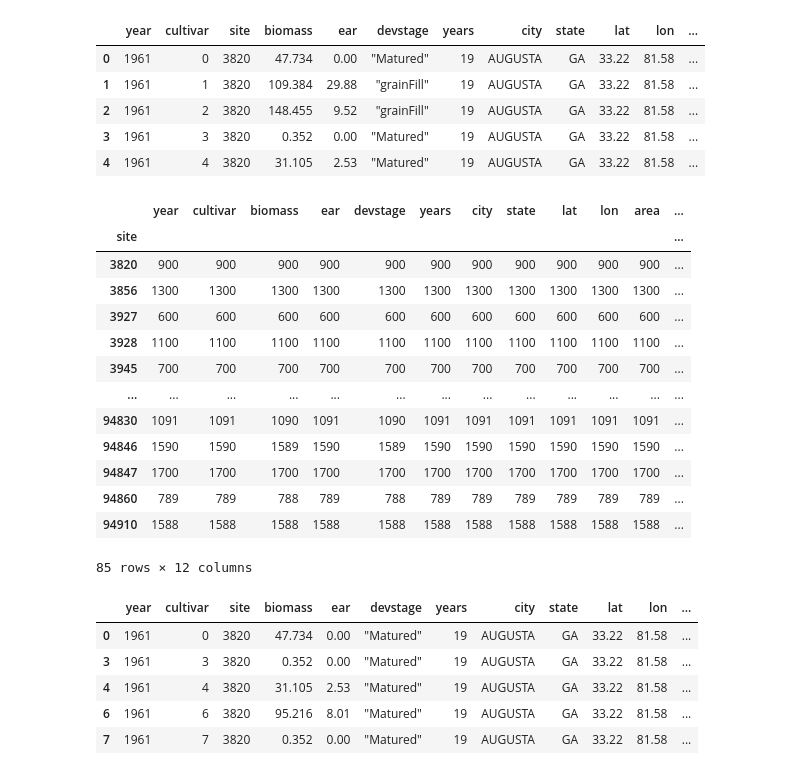
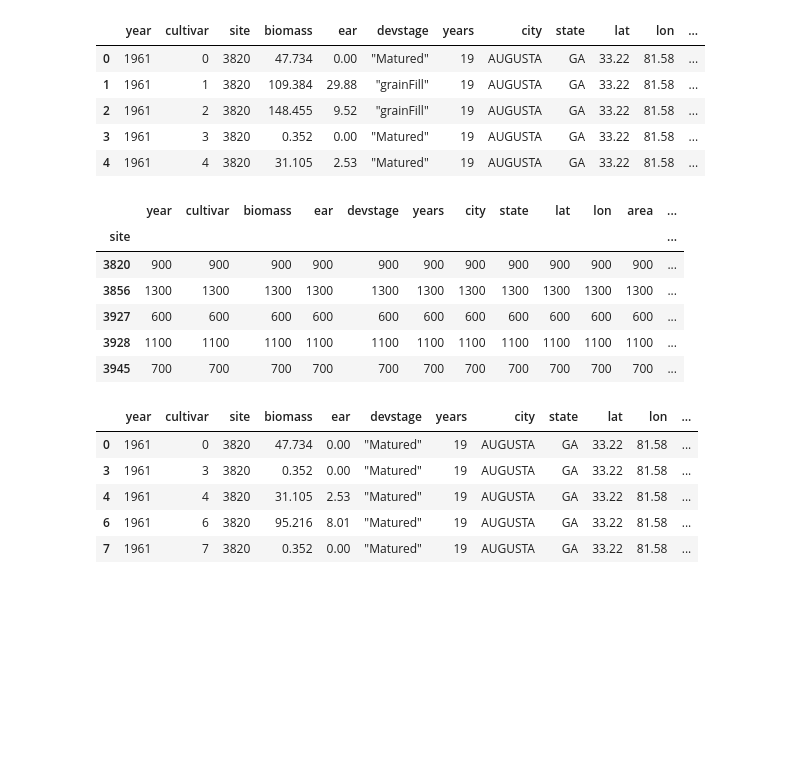
Before and after one commit to jennhsiao/upscale, a Jupyter notebook: notebooks/sim_opt100.ipynb, the cells around one changed output. Drawn from its saved outputs; the diff is of its cells as text; code cells hidden in the pictures; blank space fills up the shorter version.

```diff
--- a/notebooks/sim_opt100.ipynb
+++ b/notebooks/sim_opt100.ipynb
@@ -167,22 +286,15 @@ df_sims.head()
 df_matured = df_sims[df_sims.devstage == '"Matured"']
 df_premature = df_sims[df_sims.devstage != '"Matured"']
 # %%
-df_sims.groupby('site').count()
+df_sims.groupby('site').count().head()
 # %% [output]
 |  | year | cultivar | biomass | ear | devstage | years | city | state | lat | lon | area | ... |
 | site |  |  |  |  |  |  |  |  |  |  |  | ... |
 | 3820 | 900 | 900 | 900 | 900 | 900 | 900 | 900 | 900 | 900 | 900 | 900 | ... |
 | 3856 | 1300 | 1300 | 1300 | 1300 | 1300 | 1300 | 1300 | 1300 | 1300 | 1300 | 1300 | ... |
 | 3927 | 600 | 600 | 600 | 600 | 600 | 600 | 600 | 600 | 600 | 600 | 600 | ... |
 | 3928 | 1100 | 1100 | 1100 | 1100 | 1100 | 1100 | 1100 | 1100 | 1100 | 1100 | 1100 | ... |
 | 3945 | 700 | 700 | 700 | 700 | 700 | 700 | 700 | 700 | 700 | 700 | 700 | ... |
-| ... | ... | ... | ... | ... | ... | ... | ... | ... | ... | ... | ... | ... |
-| 94830 | 1091 | 1091 | 1090 | 1091 | 1090 | 1091 | 1091 | 1091 | 1091 | 1091 | 1091 | ... |
-| 94846 | 1590 | 1590 | 1589 | 1590 | 1589 | 1590 | 1590 | 1590 | 1590 | 1590 | 1590 | ... |
-| 94847 | 1700 | 1700 | 1700 | 1700 | 1700 | 1700 | 1700 | 1700 | 1700 | 1700 | 1700 | ... |
-| 94860 | 789 | 789 | 788 | 789 | 788 | 789 | 789 | 789 | 789 | 789 | 789 | ... |
-| 94910 | 1588 | 1588 | 1588 | 1588 | 1588 | 1588 | 1588 | 1588 | 1588 | 1588 | 1588 | ... |
-85 rows × 12 columns
 # %%
 df_matured.head()
 # %% [output]
```
Also changed, not shown: parts of 34 cells of this notebook, 2 other files.
